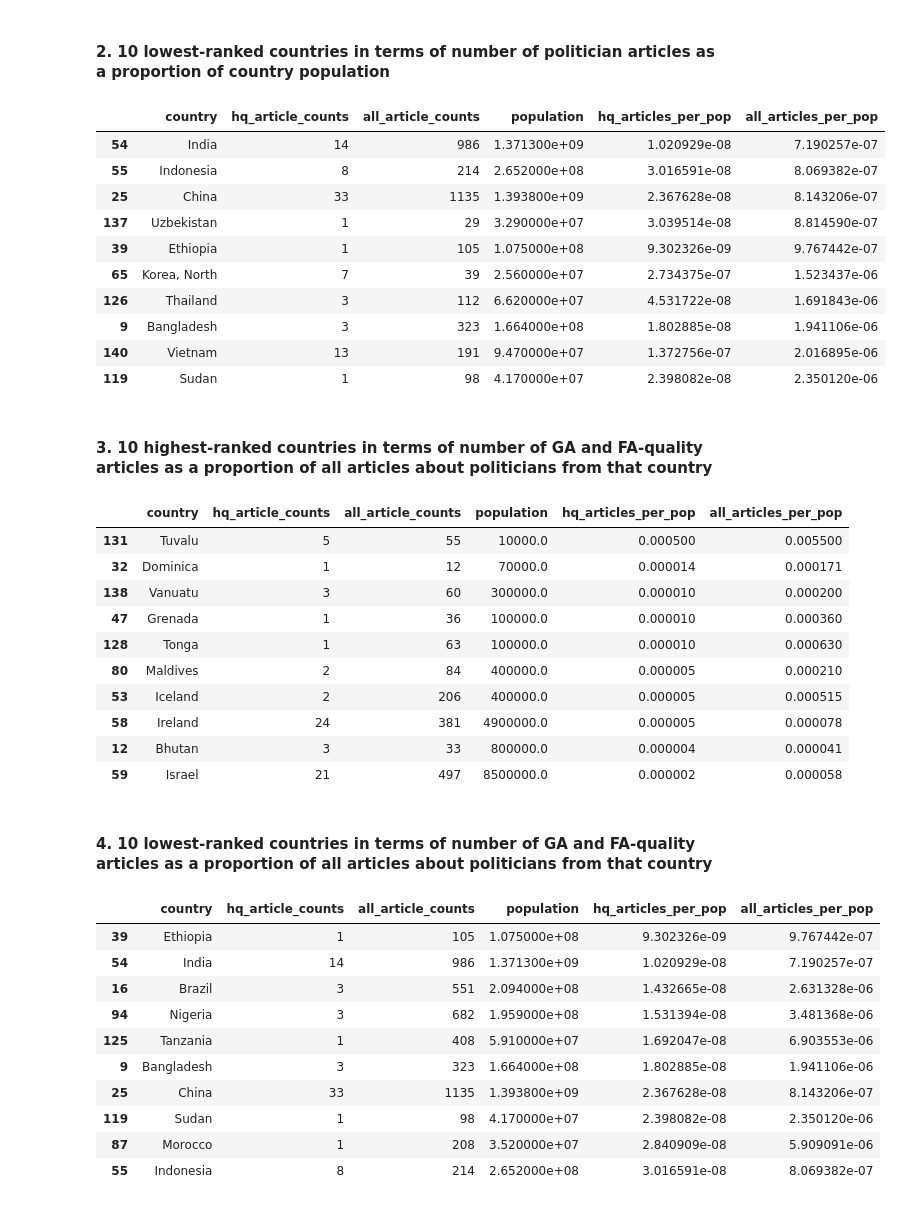
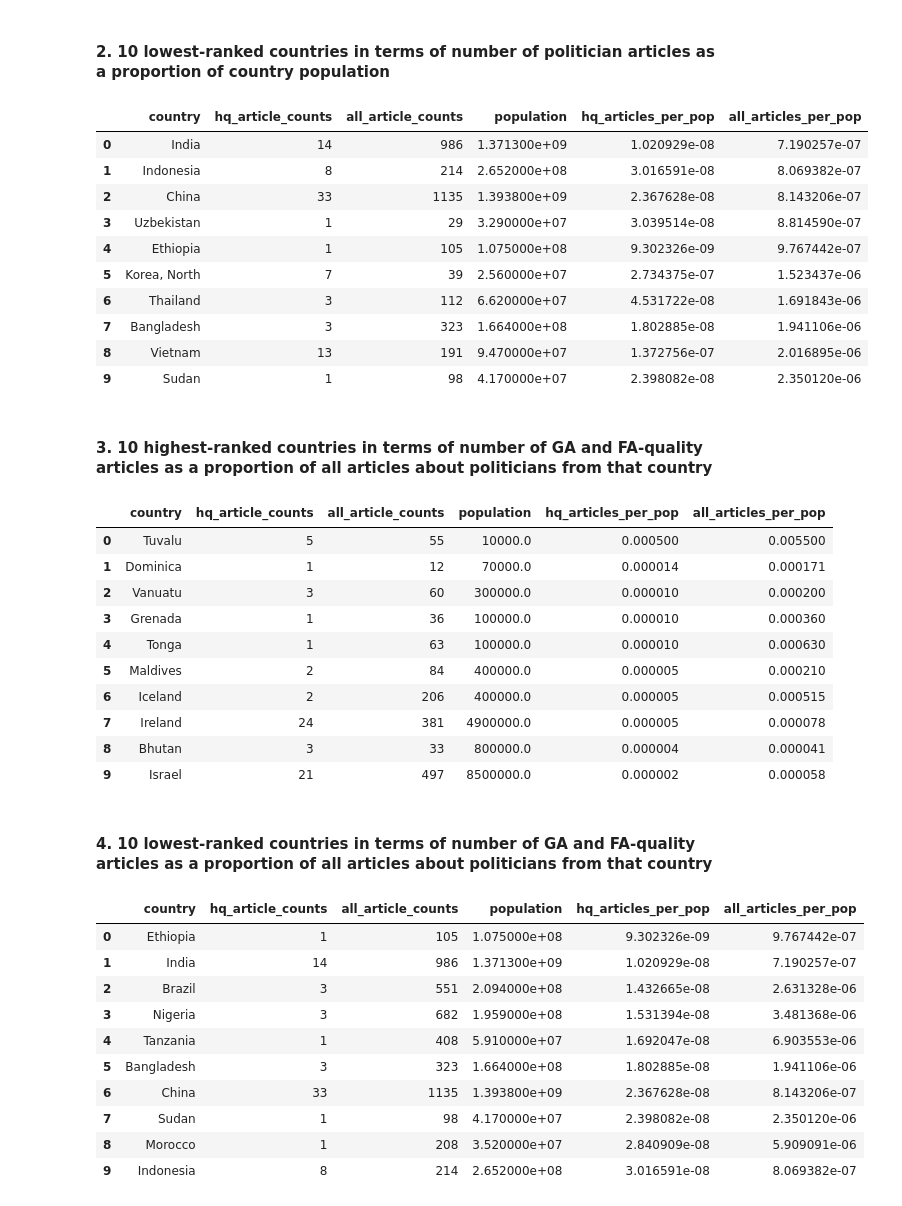
Before and after one commit to havanagrawal/data-512-a2, a Jupyter notebook: hcds-a2-bias.ipynb, the cells around one changed output. Saved outputs shown, nothing was run; the diff lists cells and outputs as text; code cells hidden in the pictures.

```diff
--- a/hcds-a2-bias.ipynb
+++ b/hcds-a2-bias.ipynb
@@ -224,48 +240,48 @@ final_df.sort_values("all_articles_per_pop", ascending=False).head(10)
 # %% [markdown]
 #### 2. 10 lowest-ranked countries in terms of number of politician articles as a proportion of country population
 # %%
-final_df.sort_values("all_articles_per_pop", ascending=True).head(10)
+final_df.sort_values("all_articles_per_pop", ascending=True).head(10).reset_index().drop('index', axis=1)
 # %% [output]
 |  | country | hq_article_counts | all_article_counts | population | hq_articles_per_pop | all_articles_per_pop |
-| 54 | India | 14 | 986 | 1.371300e+09 | 1.020929e-08 | 7.190257e-07 |
-| 55 | Indonesia | 8 | 214 | 2.652000e+08 | 3.016591e-08 | 8.069382e-07 |
-| 25 | China | 33 | 1135 | 1.393800e+09 | 2.367628e-08 | 8.143206e-07 |
-| 137 | Uzbekistan | 1 | 29 | 3.290000e+07 | 3.039514e-08 | 8.814590e-07 |
-| 39 | Ethiopia | 1 | 105 | 1.075000e+08 | 9.302326e-09 | 9.767442e-07 |
-| 65 | Korea, North | 7 | 39 | 2.560000e+07 | 2.734375e-07 | 1.523437e-06 |
-| 126 | Thailand | 3 | 112 | 6.620000e+07 | 4.531722e-08 | 1.691843e-06 |
-| 9 | Bangladesh | 3 | 323 | 1.664000e+08 | 1.802885e-08 | 1.941106e-06 |
-| 140 | Vietnam | 13 | 191 | 9.470000e+07 | 1.372756e-07 | 2.016895e-06 |
-| 119 | Sudan | 1 | 98 | 4.170000e+07 | 2.398082e-08 | 2.350120e-06 |
+| 0 | India | 14 | 986 | 1.371300e+09 | 1.020929e-08 | 7.190257e-07 |
+| 1 | Indonesia | 8 | 214 | 2.652000e+08 | 3.016591e-08 | 8.069382e-07 |
+| 2 | China | 33 | 1135 | 1.393800e+09 | 2.367628e-08 | 8.143206e-07 |
+| 3 | Uzbekistan | 1 | 29 | 3.290000e+07 | 3.039514e-08 | 8.814590e-07 |
+| 4 | Ethiopia | 1 | 105 | 1.075000e+08 | 9.302326e-09 | 9.767442e-07 |
+| 5 | Korea, North | 7 | 39 | 2.560000e+07 | 2.734375e-07 | 1.523437e-06 |
+| 6 | Thailand | 3 | 112 | 6.620000e+07 | 4.531722e-08 | 1.691843e-06 |
+| 7 | Bangladesh | 3 | 323 | 1.664000e+08 | 1.802885e-08 | 1.941106e-06 |
+| 8 | Vietnam | 13 | 191 | 9.470000e+07 | 1.372756e-07 | 2.016895e-06 |
+| 9 | Sudan | 1 | 98 | 4.170000e+07 | 2.398082e-08 | 2.350120e-06 |
 # %% [markdown]
 #### 3. 10 highest-ranked countries in terms of number of GA and FA-quality articles as a proportion of all articles about politicians from that country
 # %%
-final_df.sort_values("hq_articles_per_pop", ascending=False).head(10)
+final_df.sort_values("hq_articles_per_pop", ascending=False).head(10).reset_index().drop('index', axis=1)
 # %% [output]
 |  | country | hq_article_counts | all_article_counts | population | hq_articles_per_pop | all_articles_per_pop |
-| 131 | Tuvalu | 5 | 55 | 10000.0 | 0.000500 | 0.005500 |
-| 32 | Dominica | 1 | 12 | 70000.0 | 0.000014 | 0.000171 |
-| 138 | Vanuatu | 3 | 60 | 300000.0 | 0.000010 | 0.000200 |
-| 47 | Grenada | 1 | 36 | 100000.0 | 0.000010 | 0.000360 |
-| 128 | Tonga | 1 | 63 | 100000.0 | 0.000010 | 0.000630 |
-| 80 | Maldives | 2 | 84 | 400000.0 | 0.000005 | 0.000210 |
-| 53 | Iceland | 2 | 206 | 400000.0 | 0.000005 | 0.000515 |
-| 58 | Ireland | 24 | 381 | 4900000.0 | 0.000005 | 0.000078 |
-| 12 | Bhutan | 3 | 33 | 800000.0 | 0.000004 | 0.000041 |
-| 59 | Israel | 21 | 497 | 8500000.0 | 0.000002 | 0.000058 |
+| 0 | Tuvalu | 5 | 55 | 10000.0 | 0.000500 | 0.005500 |
+| 1 | Dominica | 1 | 12 | 70000.0 | 0.000014 | 0.000171 |
+| 2 | Vanuatu | 3 | 60 | 300000.0 | 0.000010 | 0.000200 |
+| 3 | Grenada | 1 | 36 | 100000.0 | 0.000010 | 0.000360 |
+| 4 | Tonga | 1 | 63 | 100000.0 | 0.000010 | 0.000630 |
+| 5 | Maldives | 2 | 84 | 400000.0 | 0.000005 | 0.000210 |
+| 6 | Iceland | 2 | 206 | 400000.0 | 0.000005 | 0.000515 |
+| 7 | Ireland | 24 | 381 | 4900000.0 | 0.000005 | 0.000078 |
+| 8 | Bhutan | 3 | 33 | 800000.0 | 0.000004 | 0.000041 |
+| 9 | Israel | 21 | 497 | 8500000.0 | 0.000002 | 0.000058 |
 # %% [markdown]
 #### 4. 10 lowest-ranked countries in terms of number of GA and FA-quality articles as a proportion of all articles about politicians from that country
 # %%
-final_df.sort_values("hq_articles_per_pop", ascending=True).head(10)
+final_df.sort_values("hq_articles_per_pop", ascending=True).head(10).reset_index().drop('index', axis=1)
 # %% [output]
 |  | country | hq_article_counts | all_article_counts | population | hq_articles_per_pop | all_articles_per_pop |
-| 39 | Ethiopia | 1 | 105 | 1.075000e+08 | 9.302326e-09 | 9.767442e-07 |
-| 54 | India | 14 | 986 | 1.371300e+09 | 1.020929e-08 | 7.190257e-07 |
-| 16 | Brazil | 3 | 551 | 2.094000e+08 | 1.432665e-08 | 2.631328e-06 |
-| 94 | Nigeria | 3 | 682 | 1.959000e+08 | 1.531394e-08 | 3.481368e-06 |
-| 125 | Tanzania | 1 | 408 | 5.910000e+07 | 1.692047e-08 | 6.903553e-06 |
-| 9 | Bangladesh | 3 | 323 | 1.664000e+08 | 1.802885e-08 | 1.941106e-06 |
-| 25 | China | 33 | 1135 | 1.393800e+09 | 2.367628e-08 | 8.143206e-07 |
-| 119 | Sudan | 1 | 98 | 4.170000e+07 | 2.398082e-08 | 2.350120e-06 |
-| 87 | Morocco | 1 | 208 | 3.520000e+07 | 2.840909e-08 | 5.909091e-06 |
-| 55 | Indonesia | 8 | 214 | 2.652000e+08 | 3.016591e-08 | 8.069382e-07 |
+| 0 | Ethiopia | 1 | 105 | 1.075000e+08 | 9.302326e-09 | 9.767442e-07 |
+| 1 | India | 14 | 986 | 1.371300e+09 | 1.020929e-08 | 7.190257e-07 |
+| 2 | Brazil | 3 | 551 | 2.094000e+08 | 1.432665e-08 | 2.631328e-06 |
+| 3 | Nigeria | 3 | 682 | 1.959000e+08 | 1.531394e-08 | 3.481368e-06 |
+| 4 | Tanzania | 1 | 408 | 5.910000e+07 | 1.692047e-08 | 6.903553e-06 |
+| 5 | Bangladesh | 3 | 323 | 1.664000e+08 | 1.802885e-08 | 1.941106e-06 |
+| 6 | China | 33 | 1135 | 1.393800e+09 | 2.367628e-08 | 8.143206e-07 |
+| 7 | Sudan | 1 | 98 | 4.170000e+07 | 2.398082e-08 | 2.350120e-06 |
+| 8 | Morocco | 1 | 208 | 3.520000e+07 | 2.840909e-08 | 5.909091e-06 |
+| 9 | Indonesia | 8 | 214 | 2.652000e+08 | 3.016591e-08 | 8.069382e-07 |
```
Also changed, not shown: parts of 7 cells of this notebook.
